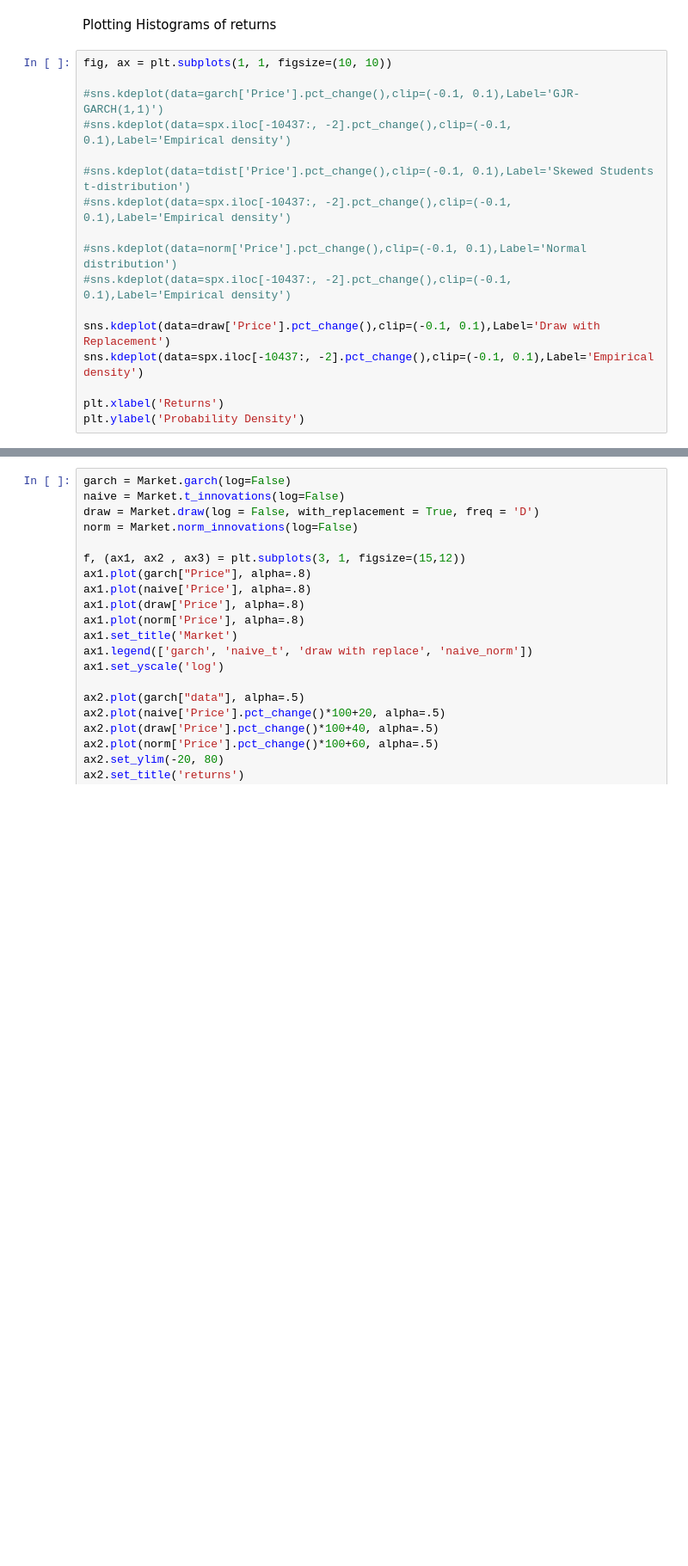
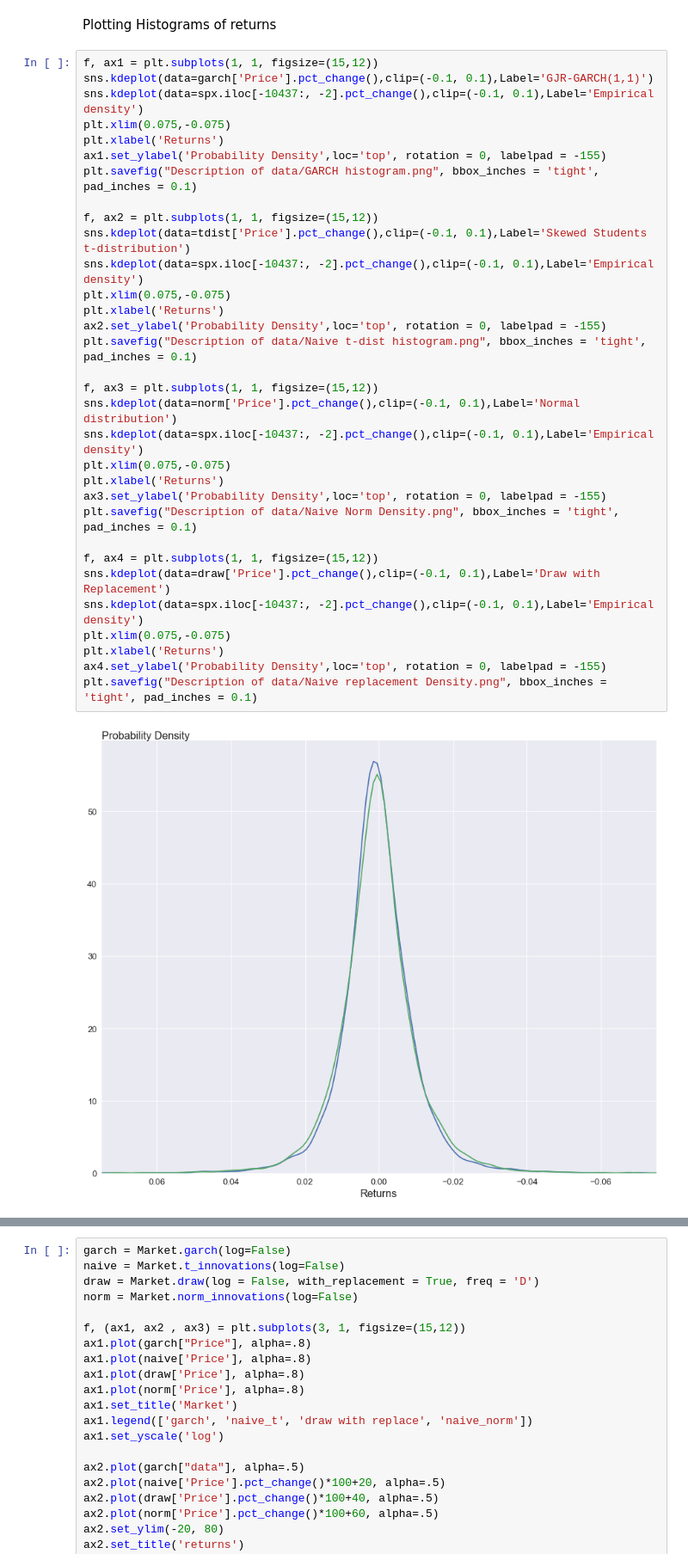
Before and after one commit to neriksen/applied_finance, a Jupyter notebook: Description of data.ipynb, the cells around one changed output, grey strips where cells are left out. Shown at 86% size. Cells and saved outputs as stored; diff of their text form; blank space fills up the shorter version.

```diff
--- a/Description of data.ipynb
+++ b/Description of data.ipynb
@@ -54,19 +77,36 @@ ax4.set_ylim((-0.35,0.35))
 # %% [markdown]
 Plotting Histograms of returns
 # %%
-fig, ax = plt.subplots(1, 1, figsize=(10, 10))
+f, ax1 = plt.subplots(1, 1, figsize=(15,12))
+sns.kdeplot(data=garch['Price'].pct_change(),clip=(-0.1, 0.1),Label='GJR-GARCH(1,1)')
+sns.kdeplot(data=spx.iloc[-10437:, -2].pct_change(),clip=(-0.1, 0.1),Label='Empirical density')
+plt.xlim(0.075,-0.075)
+plt.xlabel('Returns')
+ax1.set_ylabel('Probability Density',loc='top', rotation = 0, labelpad = -155)
+plt.savefig("Description of data/GARCH histogram.png", bbox_inches = 'tight', pad_inches = 0.1)
 
-#sns.kdeplot(data=garch['Price'].pct_change(),clip=(-0.1, 0.1),Label='GJR-GARCH(1,1)')
-#sns.kdeplot(data=spx.iloc[-10437:, -2].pct_change(),clip=(-0.1, 0.1),Label='Empirical density')
+f, ax2 = plt.subplots(1, 1, figsize=(15,12))
+sns.kdeplot(data=tdist['Price'].pct_change(),clip=(-0.1, 0.1),Label='Skewed Students t-distribution')
+sns.kdeplot(data=spx.iloc[-10437:, -2].pct_change(),clip=(-0.1, 0.1),Label='Empirical density')
+plt.xlim(0.075,-0.075)
+plt.xlabel('Returns')
+ax2.set_ylabel('Probability Density',loc='top', rotation = 0, labelpad = -155)
+plt.savefig("Description of data/Naive t-dist histogram.png", bbox_inches = 'tight', pad_inches = 0.1)
 
-#sns.kdeplot(data=tdist['Price'].pct_change(),clip=(-0.1, 0.1),Label='Skewed Students t-distribution')
-#sns.kdeplot(data=spx.iloc[-10437:, -2].pct_change(),clip=(-0.1, 0.1),Label='Empirical density')
+f, ax3 = plt.subplots(1, 1, figsize=(15,12))
+sns.kdeplot(data=norm['Price'].pct_change(),clip=(-0.1, 0.1),Label='Normal distribution')
+sns.kdeplot(data=spx.iloc[-10437:, -2].pct_change(),clip=(-0.1, 0.1),Label='Empirical density')
+plt.xlim(0.075,-0.075)
+plt.xlabel('Returns')
+ax3.set_ylabel('Probability Density',loc='top', rotation = 0, labelpad = -155)
+plt.savefig("Description of data/Naive Norm Density.png", bbox_inches = 'tight', pad_inches = 0.1)
 
-#sns.kdeplot(data=norm['Price'].pct_change(),clip=(-0.1, 0.1),Label='Normal distribution')
-#sns.kdeplot(data=spx.iloc[-10437:, -2].pct_change(),clip=(-0.1, 0.1),Label='Empirical density')
-
+f, ax4 = plt.subplots(1, 1, figsize=(15,12))
 sns.kdeplot(data=draw['Price'].pct_change(),clip=(-0.1, 0.1),Label='Draw with Replacement')
 sns.kdeplot(data=spx.iloc[-10437:, -2].pct_change(),clip=(-0.1, 0.1),Label='Empirical density')
-
+plt.xlim(0.075,-0.075)
 plt.xlabel('Returns')
-plt.ylabel('Probability Density')
+ax4.set_ylabel('Probability Density',loc='top', rotation = 0, labelpad = -155)
+plt.savefig("Description of data/Naive replacement Density.png", bbox_inches = 'tight', pad_inches = 0.1)
+# %% [output]
+[figure, added]
```
Also changed, not shown: parts of 4 cells of this notebook, 9 other files.
